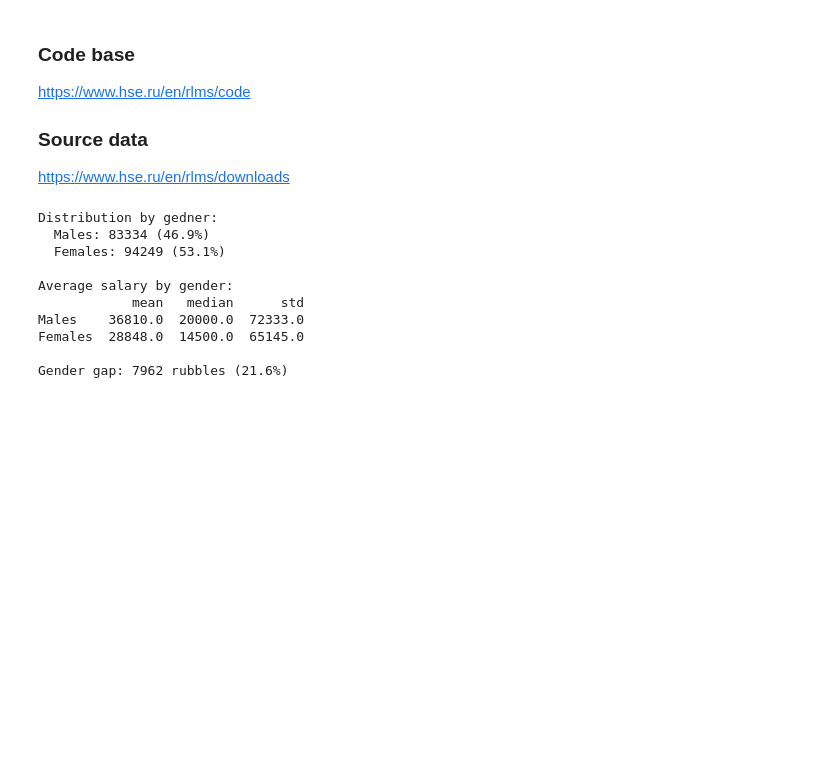
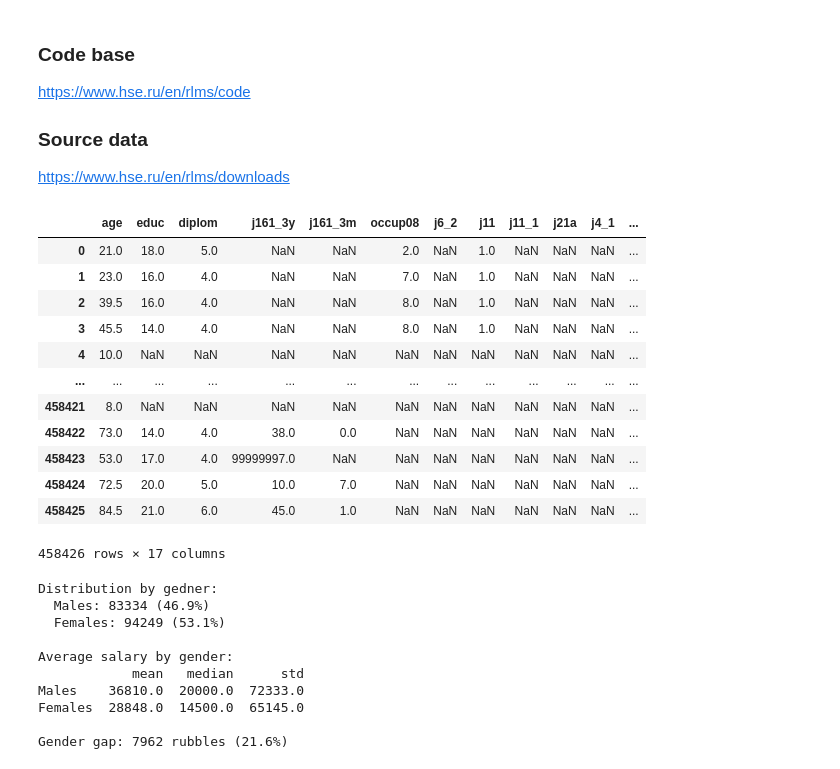
Before and after one commit to SergeevVladislav/HSE_PopDev_Mentors_Seminar_Python_Fall_2025, a Jupyter notebook: 02_sem/002_gender_issues.ipynb, the cells around one changed output. Saved outputs shown, nothing was run; the diff lists cells and outputs as text; code cells hidden in the pictures; blank space fills up the shorter version.

Commit message:
add rlms data

```diff
--- a/02_sem/002_gender_issues.ipynb
+++ b/02_sem/002_gender_issues.ipynb
@@ -7,6 +7,28 @@ https://www.hse.ru/en/rlms/code
 ### Source data
 
 https://www.hse.ru/en/rlms/downloads
+# %%
+features = ['age', 'educ', 'diplom', 'j161_3y', 'j161_3m', 'occup08',
+            'j6_2', 'j11', 'j11_1', 'j21a', 'j4_1', 'j23', 'j6',
+            'marst', 'j1']
+target = 'j10'
+gender = 'h5'
+
+pd.read_stata("data/RLMS_IND_1994_2024_eng.dta", convert_categoricals=False, convert_dates=False, convert_missing=False, columns=features+[target, gender])
+# %% [output]
+|  | age | educ | diplom | j161_3y | j161_3m | occup08 | j6_2 | j11 | j11_1 | j21a | j4_1 | ... |
+| 0 | 21.0 | 18.0 | 5.0 | NaN | NaN | 2.0 | NaN | 1.0 | NaN | NaN | NaN | ... |
+| 1 | 23.0 | 16.0 | 4.0 | NaN | NaN | 7.0 | NaN | 1.0 | NaN | NaN | NaN | ... |
+| 2 | 39.5 | 16.0 | 4.0 | NaN | NaN | 8.0 | NaN | 1.0 | NaN | NaN | NaN | ... |
+| 3 | 45.5 | 14.0 | 4.0 | NaN | NaN | 8.0 | NaN | 1.0 | NaN | NaN | NaN | ... |
+| 4 | 10.0 | NaN | NaN | NaN | NaN | NaN | NaN | NaN | NaN | NaN | NaN | ... |
+| ... | ... | ... | ... | ... | ... | ... | ... | ... | ... | ... | ... | ... |
+| 458421 | 8.0 | NaN | NaN | NaN | NaN | NaN | NaN | NaN | NaN | NaN | NaN | ... |
+| 458422 | 73.0 | 14.0 | 4.0 | 38.0 | 0.0 | NaN | NaN | NaN | NaN | NaN | NaN | ... |
+| 458423 | 53.0 | 17.0 | 4.0 | 99999997.0 | NaN | NaN | NaN | NaN | NaN | NaN | NaN | ... |
+| 458424 | 72.5 | 20.0 | 5.0 | 10.0 | 7.0 | NaN | NaN | NaN | NaN | NaN | NaN | ... |
+| 458425 | 84.5 | 21.0 | 6.0 | 45.0 | 1.0 | NaN | NaN | NaN | NaN | NaN | NaN | ... |
+458426 rows × 17 columns
 # %%
 # read data
 import pandas as pd
```
Also changed, not shown: parts of 1 cell of this notebook, 2 other files.
